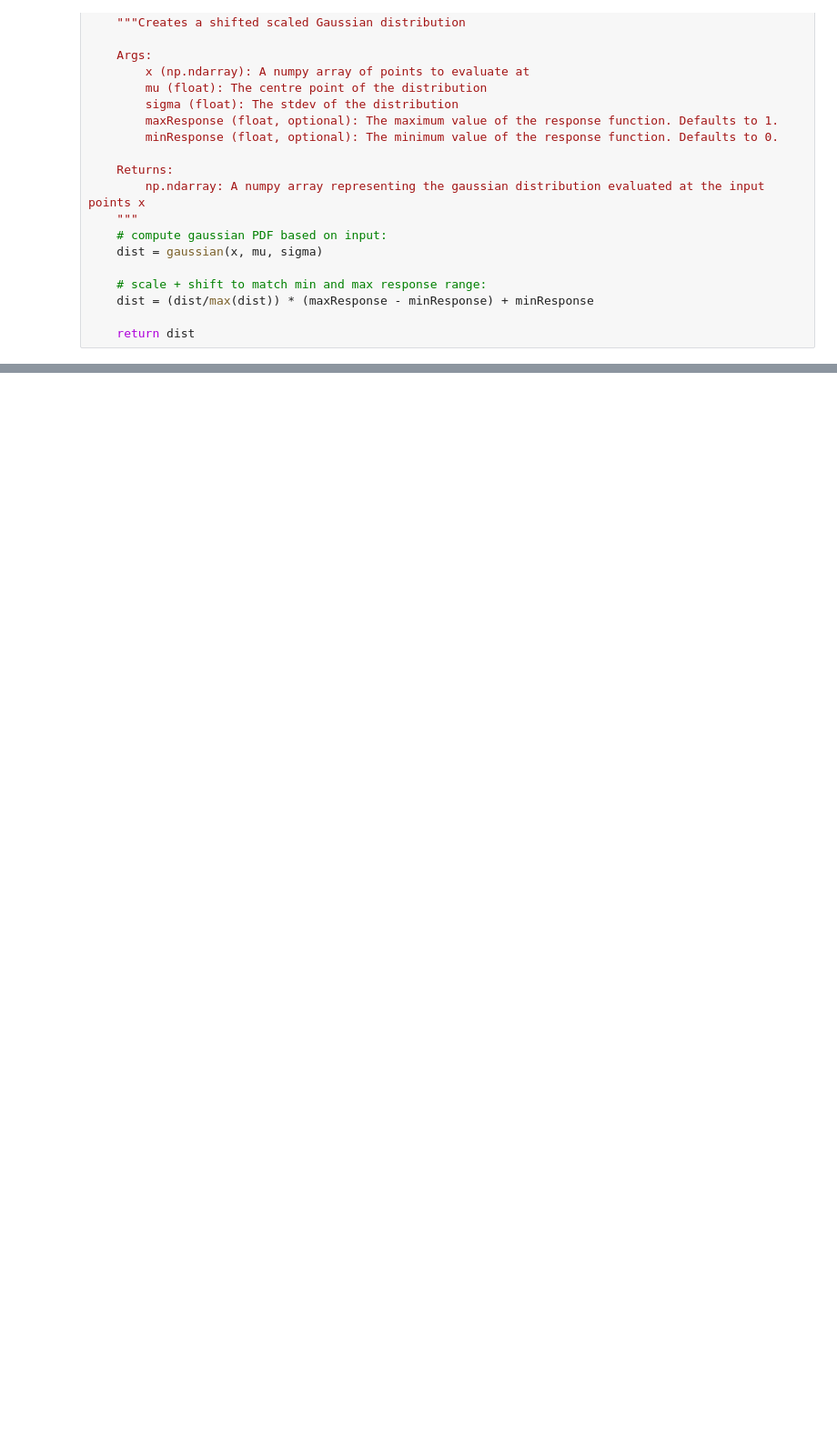
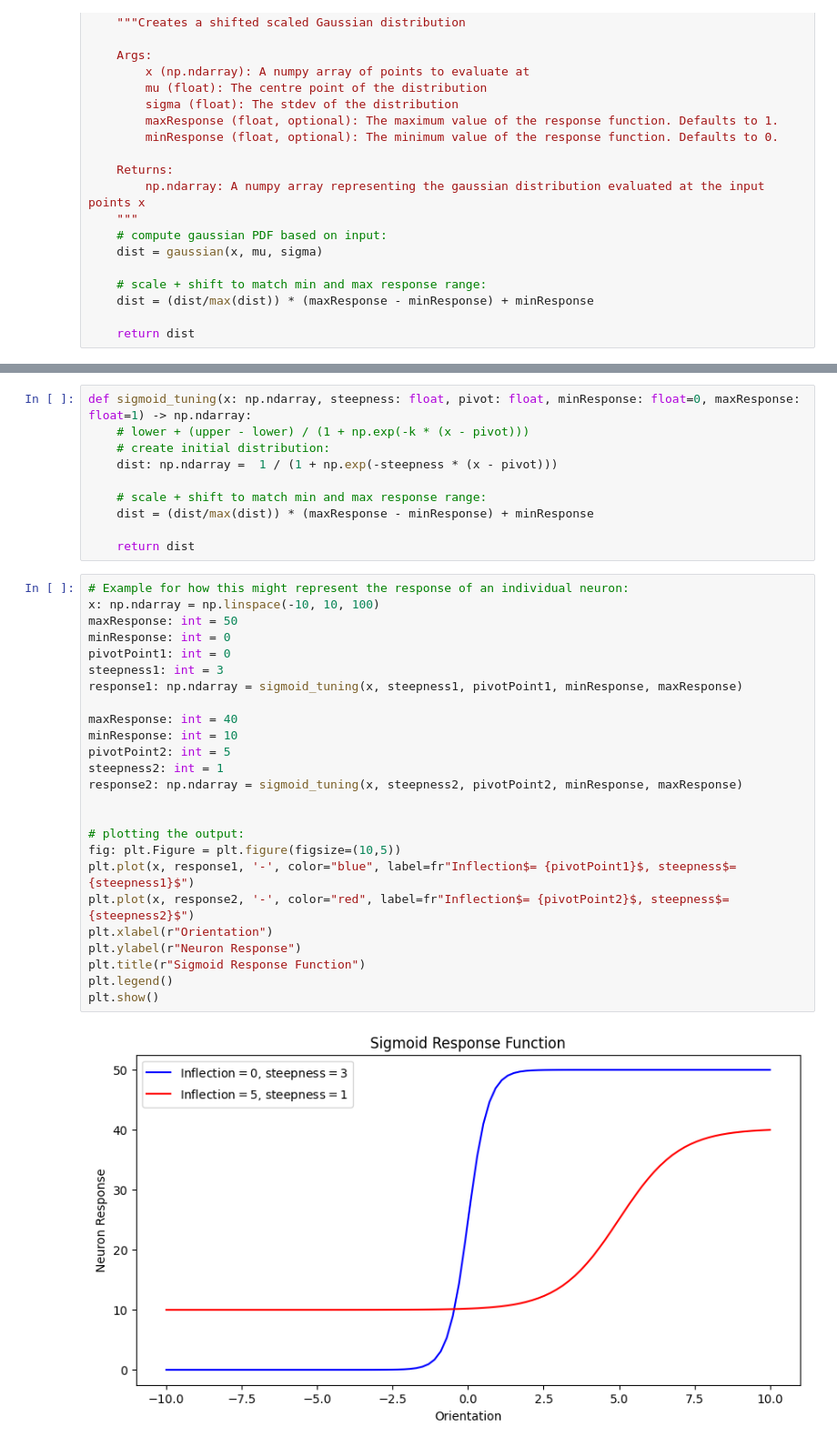
Before and after one commit to rates37/Build-Your-Own-Embedding, a Jupyter notebook: notebooks/neuronal_tuning_curves.ipynb, the cells around one changed output, grey strips where cells are left out. Shown at 91% size. Cells and saved outputs as stored; diff of their text form; blank space fills up the shorter version.

```diff
--- a/notebooks/neuronal_tuning_curves.ipynb
+++ b/notebooks/neuronal_tuning_curves.ipynb
@@ -69,0 +81,37 @@ plt.show()
+# %%
+def sigmoid_tuning(x: np.ndarray, steepness: float, pivot: float, minResponse: float=0, maxResponse: float=1) -> np.ndarray:
+    # lower + (upper - lower) / (1 + np.exp(-k * (x - pivot)))
+    # create initial distribution:
+    dist: np.ndarray =  1 / (1 + np.exp(-steepness * (x - pivot)))
+
+    # scale + shift to match min and max response range:
+    dist = (dist/max(dist)) * (maxResponse - minResponse) + minResponse
+
+    return dist
+# %%
+# Example for how this might represent the response of an individual neuron:
+x: np.ndarray = np.linspace(-10, 10, 100)
+maxResponse: int = 50
+minResponse: int = 0
+pivotPoint1: int = 0
+steepness1: int = 3
+response1: np.ndarray = sigmoid_tuning(x, steepness1, pivotPoint1, minResponse, maxResponse)
+
+maxResponse: int = 40
+minResponse: int = 10
+pivotPoint2: int = 5
+steepness2: int = 1
+response2: np.ndarray = sigmoid_tuning(x, steepness2, pivotPoint2, minResponse, maxResponse)
+
+
+# plotting the output:
+fig: plt.Figure = plt.figure(figsize=(10,5))
+plt.plot(x, response1, '-', color="blue", label=fr"Inflection$= {pivotPoint1}$, steepness$={steepness1}$")
+plt.plot(x, response2, '-', color="red", label=fr"Inflection$= {pivotPoint2}$, steepness$={steepness2}$")
+plt.xlabel(r"Orientation")
+plt.ylabel(r"Neuron Response")
+plt.title(r"Sigmoid Response Function")
+plt.legend()
+plt.show()
+# %% [output]
+[figure, added]
```
Also changed, not shown: parts of 2 cells of this notebook.
